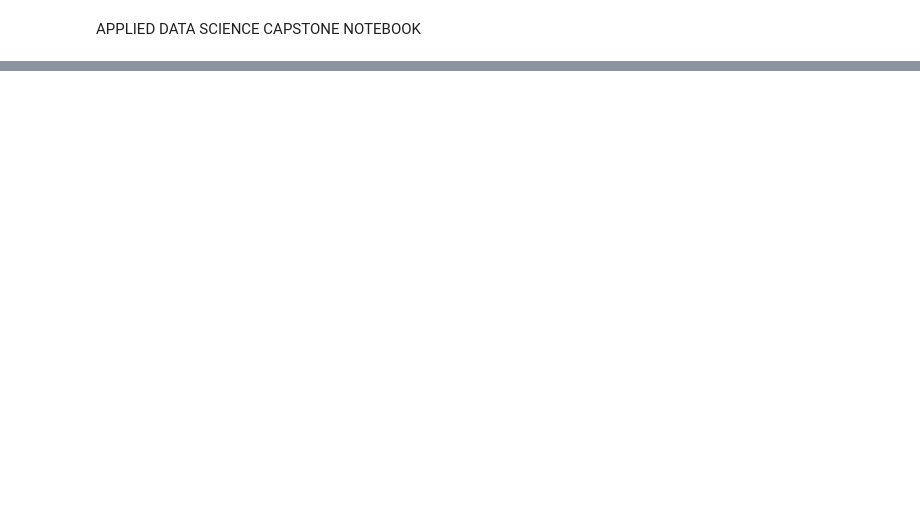
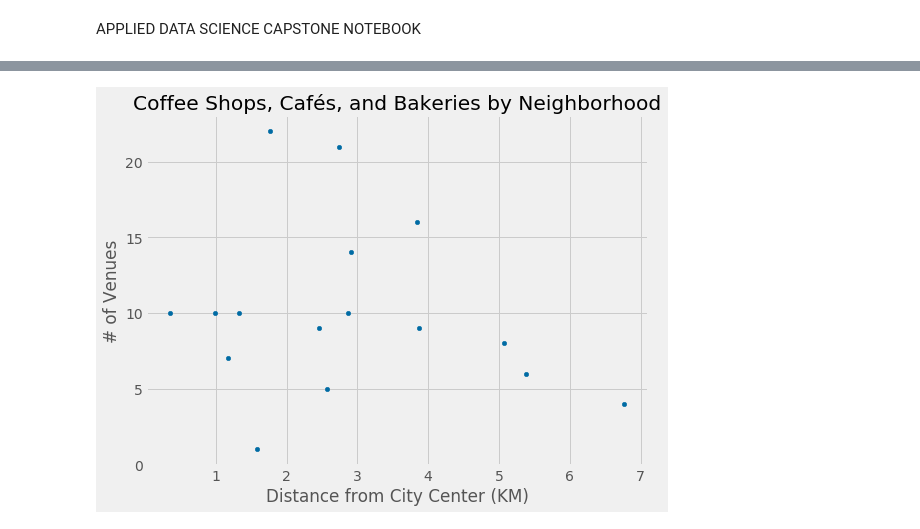
Before and after one commit to tmaher03/Data-Science, a Jupyter notebook: Capstone_notebook.ipynb, the cells around one changed output, grey strips where cells are left out. Saved outputs shown, nothing was run; the diff lists cells and outputs as text; code cells hidden in the pictures; blank space fills up the shorter version.

```diff
--- a/Capstone_notebook.ipynb
+++ b/Capstone_notebook.ipynb
@@ -19,0 +425,5 @@ import numpy as np
+# %%
+# get the average occurence of each type of venue in each neighborhood
+
+cph_grouped = cph_onehot.groupby('Neighborhood').mean().reset_index()
+cph_grouped.head()
@@ -19,0 +574,8 @@ import numpy as np
+# %%
+# Let's explore our two main clusters
+
+cluster_0 = cph_merged.loc[cph_merged['Cluster Labels']==0]
+cluster_1 = cph_merged.loc[cph_merged['Cluster Labels']==1]
+
+cluster_0.drop(['District','District Population','Longitude','Latitude','Cluster Labels'],axis=1,inplace=True)
+cluster_0
@@ -19,0 +593,3 @@ import numpy as np
+# %%
+cluster_1.drop(['District','District Population','Longitude','Latitude','Cluster Labels'],axis=1,inplace=True)
+cluster_1
@@ -19,0 +614,11 @@ import numpy as np
+# %%
+# Let's put the cluster labels into the coffee dataframe so we can see the number of venues in each neighborhood,
+# the cluster they belong to, and their average distance from the city center.
+
+for neighborhood in cluster_0:
+    if neighborhood in cluster_0:
+        coffee_dist['Cluster Label'] = 0
+
+for neighborhood in cluster_1:
+    if neighborhood in coffee_dist:
+        coffee_dist['Cluster Label'][2,6,12,5,7,8,3] = 1
@@ -19,0 +654,12 @@ import numpy as np
+# %%
+mpl.style.use('fivethirtyeight')
+coffee_dist.plot(kind='scatter',x = 'Dist from center',y = 'Venue count',figsize=(8, 6))
+
+plt.title('Coffee Shops, Cafés, and Bakeries by Neighborhood')
+plt.ylabel('# of Venues')
+plt.xlabel('Distance from City Center (KM)')
+
+
+plt.show()
+# %% [output]
+[figure, added]
```
Also changed, not shown: parts of 35 cells of this notebook.
